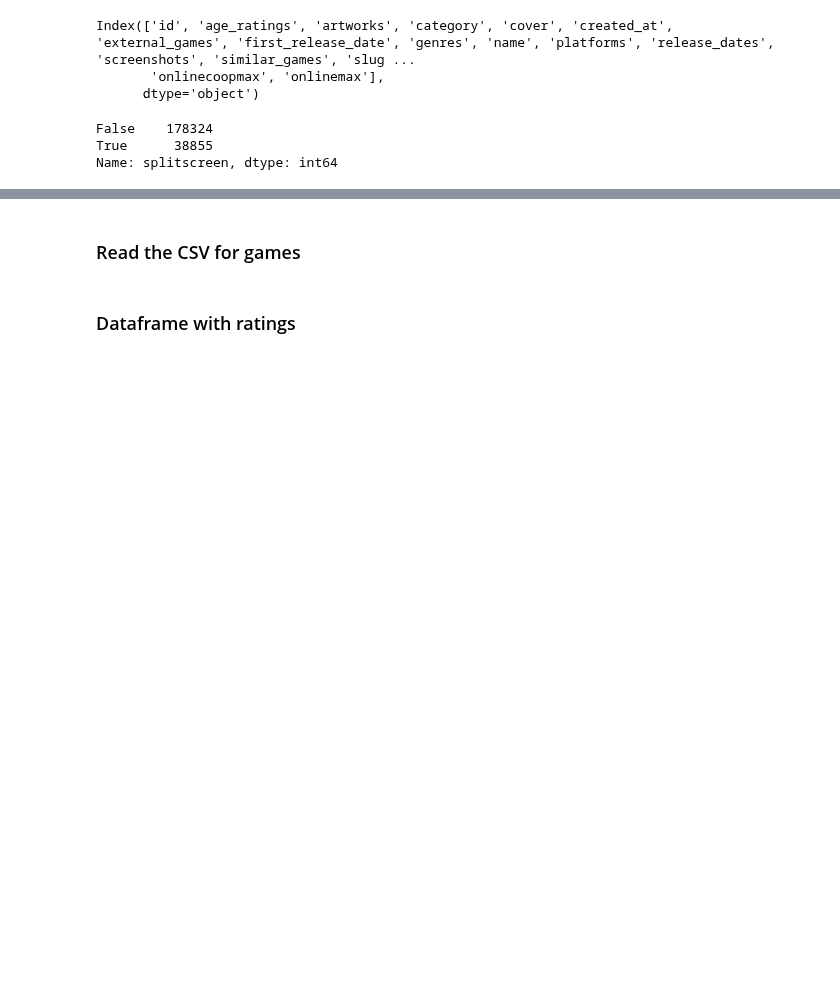
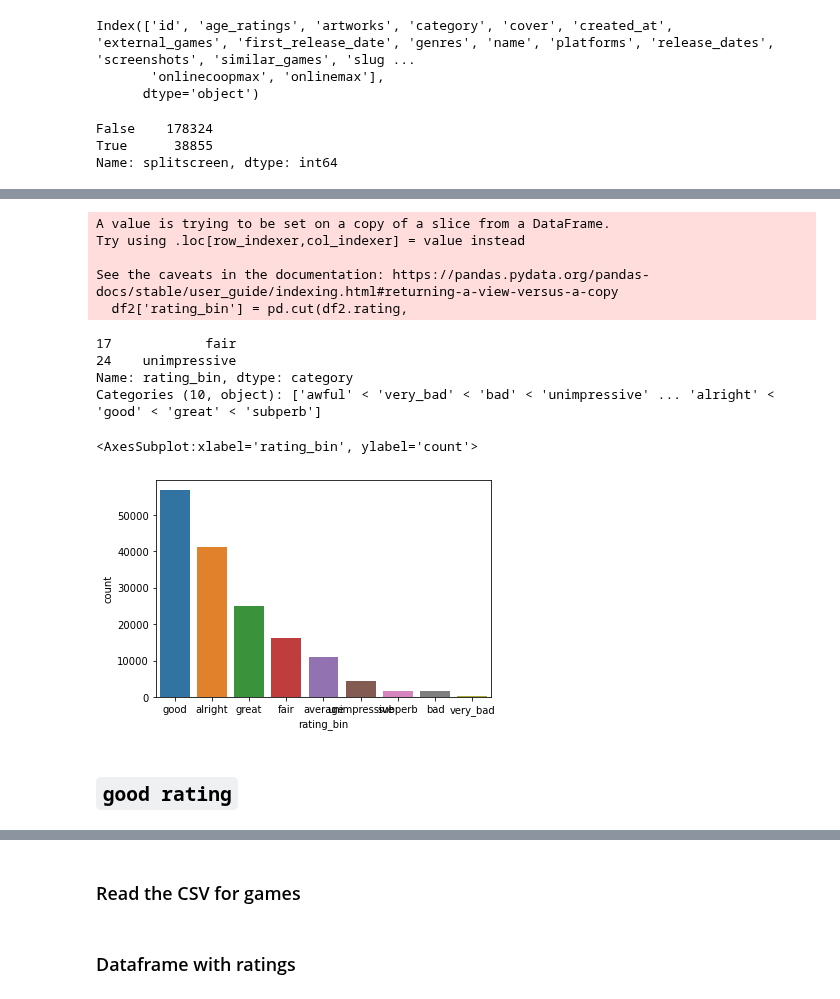
Before and after one commit to MrEnigmamgine/Videogame-Capstone_fork, a Jupyter notebook: GB_acquire-Copy.ipynb, the cells around one changed output, grey strips where cells are left out. Cells and saved outputs as stored; diff of their text form; code cells hidden in the pictures; blank space fills up the shorter version.

```diff
--- a/GB_acquire-Copy.ipynb
+++ b/GB_acquire-Copy.ipynb
@@ -1162,0 +1228,4 @@ Name: rating, Length: 10448, dtype: int64
+# %%
+#this is the dataframe that ONLY has ratings
+df2 = game_library[game_library['rating'].notnull()]
+df2.head()
@@ -1162,0 +1284,24 @@ Name: rating, Length: 10448, dtype: int64
+# %%
+df2['rating_bin'] = pd.cut(df2.rating,
+                           bins = [0,10,20, 30, 40, 50, 60, 70, 80, 90, 100],
+                           labels = ['awful','very_bad','bad','unimpressive','average','fair','alright','good','great', 'subperb'])
+# %% [output]
+A value is trying to be set on a copy of a slice from a DataFrame.
+Try using .loc[row_indexer,col_indexer] = value instead
+
+See the caveats in the documentation: https://pandas.pydata.org/pandas-docs/stable/user_guide/indexing.html#returning-a-view-versus-a-copy
+  df2['rating_bin'] = pd.cut(df2.rating,
+# %%
+df2.rating_bin.head(2)
+# %% [output]
+17            fair
+24    unimpressive
+Name: rating_bin, dtype: category
+Categories (10, object): ['awful' < 'very_bad' < 'bad' < 'unimpressive' ... 'alright' < 'good' < 'great' < 'subperb']
+# %%
+sns.countplot(x='rating_bin', data=df2, order=df2.rating_bin.value_counts().iloc[:9].index)
+# %% [output]
+<AxesSubplot:xlabel='rating_bin', ylabel='count'>
+[figure, added]
+# %% [markdown]
+## `good rating`
```
Also changed, not shown: parts of 104 cells of this notebook.
